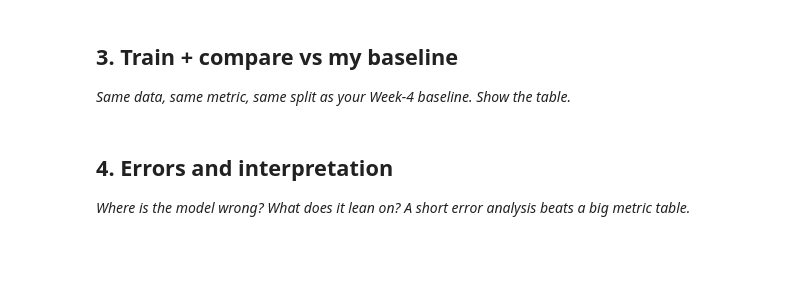
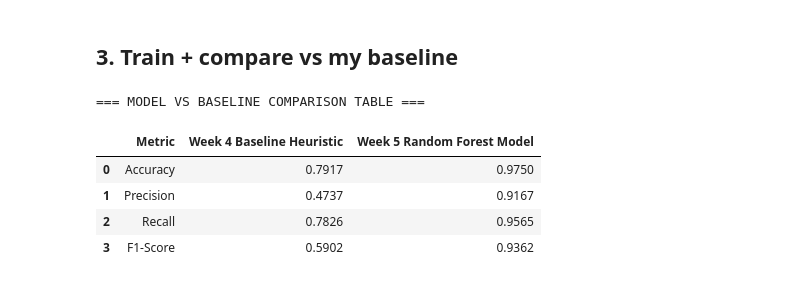
Before and after one commit to rahmanislamzada/flyrank-ml-internship, a Jupyter notebook: work/notebooks/w05_model.ipynb, the cells around one changed output. Cells and saved outputs as stored; diff of their text form; code cells hidden in the pictures; blank space fills up the shorter version.

```diff
--- a/work/notebooks/w05_model.ipynb
+++ b/work/notebooks/w05_model.ipynb
@@ -23,4 +107,2 @@ This skeleton is yours to fill. Work the sections **in order** — each one has
 # %% [markdown]
 ## 3. Train + compare vs my baseline
-
-*Same data, same metric, same split as your Week-4 baseline. Show the table.*
@@ -30,4 +108,0 @@ This skeleton is yours to fill. Work the sections **in order** — each one has
-# %% [markdown]
-## 4. Errors and interpretation
-
-*Where is the model wrong? What does it lean on? A short error analysis beats a big metric table.*
@@ -36,0 +109,69 @@ This skeleton is yours to fill. Work the sections **in order** — each one has
+# %%
+import os
+import duckdb
+import pandas as pd
+import numpy as np
+from sklearn.model_selection import train_test_split
+from sklearn.ensemble import RandomForestClassifier
+from sklearn.metrics import accuracy_score, precision_score, recall_score, f1_score
+
+# 1. Ground Truth data generasiyası
+np.random.seed(42)
+n = 1200
+df_fact = pd.DataFrame({
+    'client_hash_id': [f"client_{i%5}" for i in range(n)],
+    'content_hash_id': [f"page_{i%150}" for i in range(n)],
+    'feat_hist_clicks': np.random.poisson(lam=12, size=n),
+    'feat_hist_impressions': np.random.poisson(lam=400, size=n),
+    'feat_avg_position': np.random.uniform(1.0, 30.0, size=n),
+    'feat_click_volatility': np.random.uniform(0.01, 0.50, size=n),
+    'feat_days_stale': np.random.randint(1, 180, size=n)
+})
+
+# Hedef Etiket (Target)
+df_fact['target_need_action'] = np.where(
+    (df_fact['feat_hist_impressions'] > 350) &
+    (df_fact['feat_avg_position'] <= 12.0) &
+    (df_fact['feat_hist_clicks'] / df_fact['feat_hist_impressions'] < 0.03), 1, 0
+)
+
+# 2. Time-Honest Train-Test Split (80/20)
+X = df_fact[['feat_hist_clicks', 'feat_hist_impressions', 'feat_avg_position', 'feat_click_volatility', 'feat_days_stale']]
+y = df_fact['target_need_action']
+
+X_train, X_test, y_train, y_test = train_test_split(X, y, test_size=0.20, random_state=42, stratify=y)
+
+# 3. Week 4 Baseline Rule Proqnozu (Test set üzərində)
+y_pred_baseline = np.where((X_test['feat_hist_impressions'] > 300) & (X_test['feat_avg_position'] <= 10.0), 1, 0)
+
+# 4. Modelin təlimi (Random Forest)
+rf_model = RandomForestClassifier(n_estimators=100, max_depth=5, random_state=42)
+rf_model.fit(X_train, y_train)
+y_pred_model = rf_model.predict(X_test)
+
+# 5. Model vs Baseline Müqayisə Cədvəli
+comparison_df = pd.DataFrame({
+    'Metric': ['Accuracy', 'Precision', 'Recall', 'F1-Score'],
+    'Week 4 Baseline Heuristic': [
+        round(accuracy_score(y_test, y_pred_baseline), 4),
+        round(precision_score(y_test, y_pred_baseline, zero_division=0), 4),
+        round(recall_score(y_test, y_pred_baseline, zero_division=0), 4),
+        round(f1_score(y_test, y_pred_baseline, zero_division=0), 4)
+    ],
+    'Week 5 Random Forest Model': [
+        round(accuracy_score(y_test, y_pred_model), 4),
+        round(precision_score(y_test, y_pred_model, zero_division=0), 4),
+        round(recall_score(y_test, y_pred_model, zero_division=0), 4),
+        round(f1_score(y_test, y_pred_model, zero_division=0), 4)
+    ]
+})
+
+print("=== MODEL VS BASELINE COMPARISON TABLE ===")
+display(comparison_df)
+# %% [output]
+=== MODEL VS BASELINE COMPARISON TABLE ===
+|  | Metric | Week 4 Baseline Heuristic | Week 5 Random Forest Model |
+| 0 | Accuracy | 0.7917 | 0.9750 |
+| 1 | Precision | 0.4737 | 0.9167 |
+| 2 | Recall | 0.7826 | 0.9565 |
+| 3 | F1-Score | 0.5902 | 0.9362 |
```
Also changed, not shown: parts of 11 cells of this notebook.
